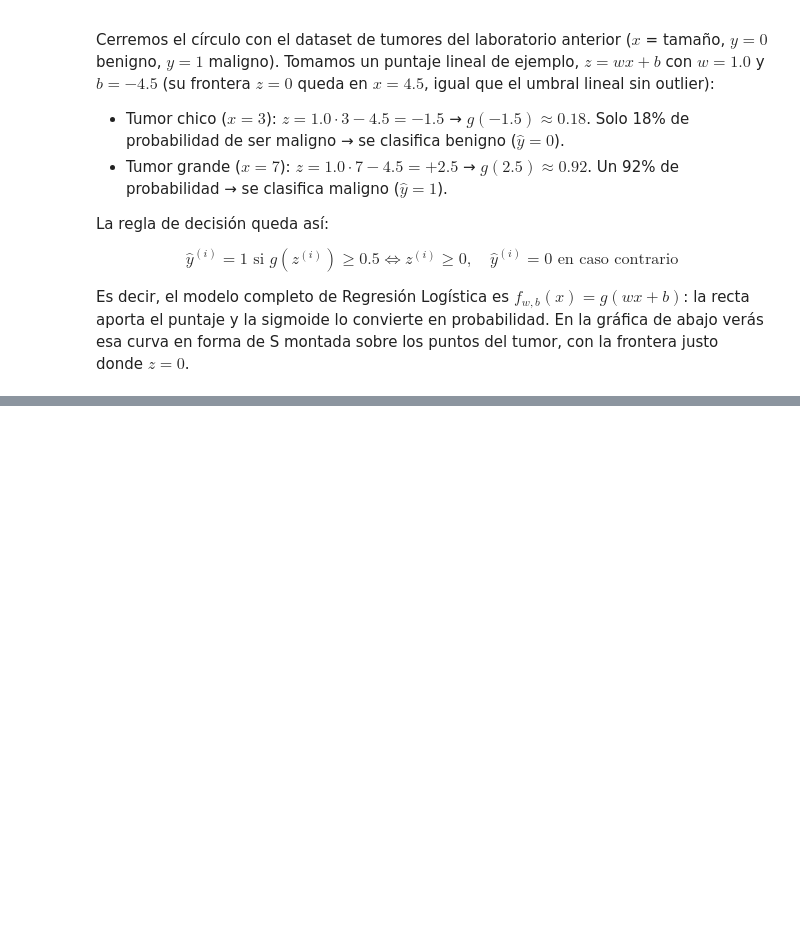
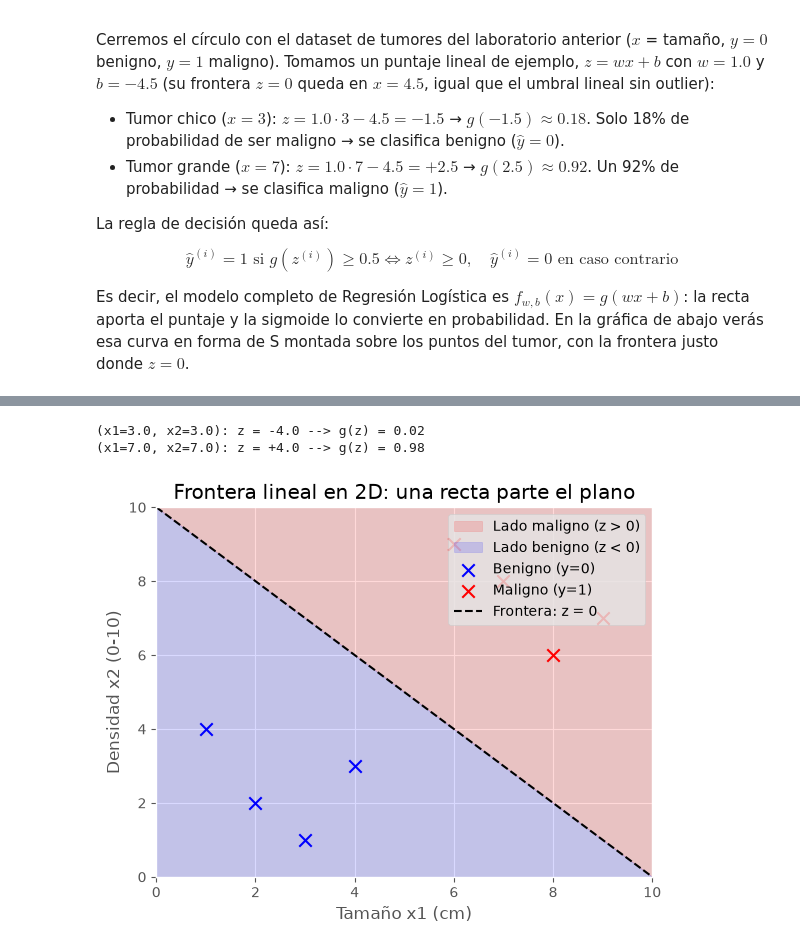
Before and after one commit to IanOlave0/mis_apuntes_isc, a Jupyter notebook: apuntes_ML/06_introduction_Classification.ipynb, the cells around one changed output, grey strips where cells are left out. Saved outputs shown, nothing was run; the diff lists cells and outputs as text; code cells hidden in the pictures; blank space fills up the shorter version.

Commit message:
Se agrega sección de decision boundaries al lab 06: caso lineal 2D y circular no-lineal

```diff
--- a/apuntes_ML/06_introduction_Classification.ipynb
+++ b/apuntes_ML/06_introduction_Classification.ipynb
@@ -284,0 +317,45 @@ plt.show()
+# %%
+import numpy as np
+import matplotlib.pyplot as plt
+
+# Estilo para las gráficas
+plt.style.use('ggplot')
+
+def sigmoid(z):
+    """Calcula la función sigmoide g(z) = 1 / (1 + e^(-z))."""
+    return 1 / (1 + np.exp(-z))
+
+# Dataset 2D: tumores benignos (suma < 10) y malignos (suma > 10)
+x1_ben = np.array([2.0, 3.0, 1.0, 4.0])
+x2_ben = np.array([2.0, 1.0, 4.0, 3.0])
+x1_mal = np.array([7.0, 8.0, 6.0, 9.0])
+x2_mal = np.array([8.0, 6.0, 9.0, 7.0])
+
+# Parámetros del puntaje lineal z = w1*x1 + w2*x2 + b
+w1, w2, b = 1.0, 1.0, -10.0
+
+# Paso 5: Del puntaje a la clase en dos casos (uno por lado)
+for xa, xb in [(3.0, 3.0), (7.0, 7.0)]:
+    z_ej = w1 * xa + w2 * xb + b
+    print(f"(x1={xa}, x2={xb}): z = {z_ej:+.1f} --> g(z) = {sigmoid(z_ej):.2f}")
+
+# Frontera: recta x2 = 10 - x1, con lados sombreados
+xs = np.linspace(0, 10, 200)
+frontera = 10 - xs
+
+plt.fill_between(xs, frontera, 10, color='red', alpha=0.15, label='Lado maligno (z > 0)')
+plt.fill_between(xs, 0, frontera, color='blue', alpha=0.15, label='Lado benigno (z < 0)')
+plt.scatter(x1_ben, x2_ben, marker='x', c='b', s=80, label='Benigno (y=0)')
+plt.scatter(x1_mal, x2_mal, marker='x', c='r', s=80, label='Maligno (y=1)')
+plt.plot(xs, frontera, c='k', linestyle='--', label='Frontera: z = 0')
+plt.title("Frontera lineal en 2D: una recta parte el plano")
+plt.xlabel("Tamaño x1 (cm)")
+plt.ylabel("Densidad x2 (0-10)")
+plt.xlim(0, 10)
+plt.ylim(0, 10)
+plt.legend(loc='upper right')
+plt.show()
+# %% [output]
+(x1=3.0, x2=3.0): z = -4.0 --> g(z) = 0.02
+(x1=7.0, x2=7.0): z = +4.0 --> g(z) = 0.98
+[figure, added]
```
Also changed, not shown: parts of 8 cells of this notebook.
